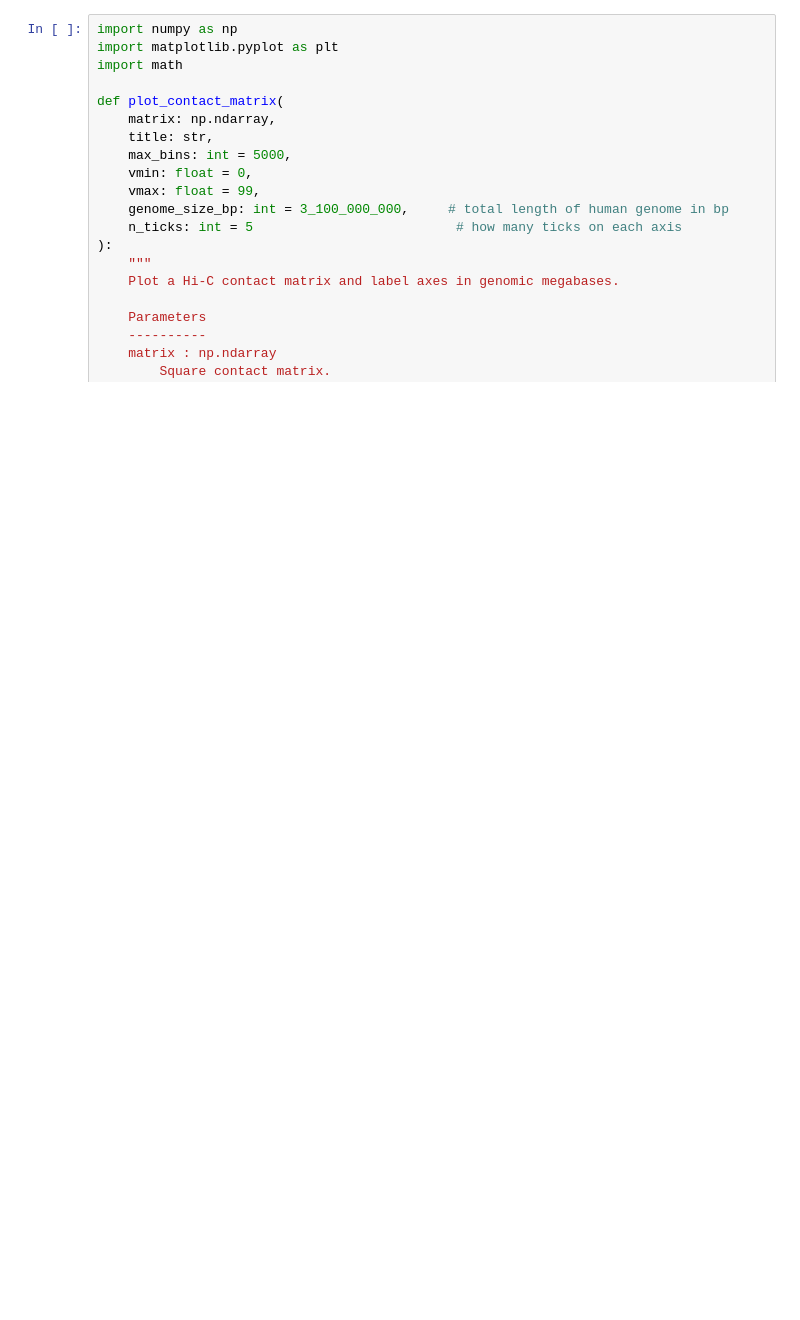
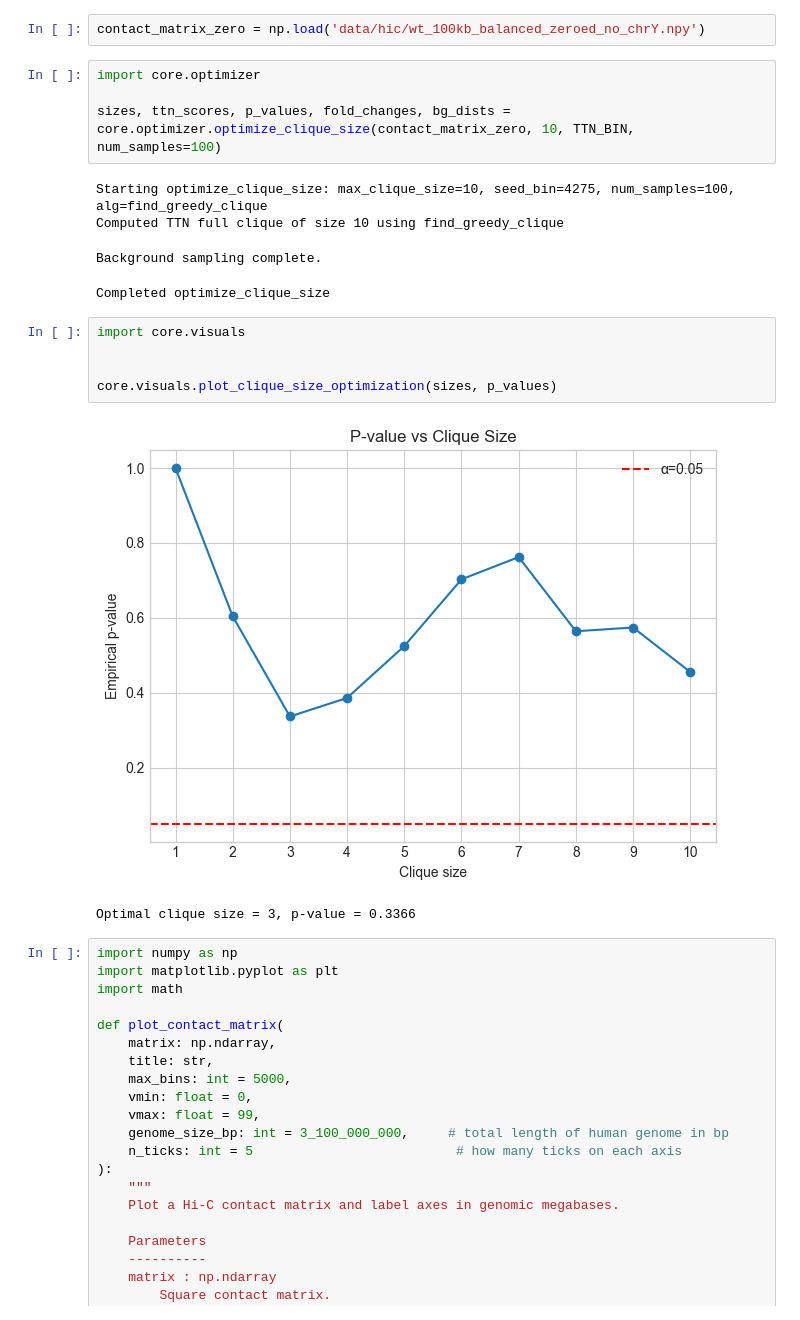
Before and after one commit to ethanoutangoun/chromatin-heart-dev, a Jupyter notebook: playground.ipynb, the cells around one changed output. Drawn from its saved outputs; the diff is of its cells as text; blank space fills up the shorter version.

```diff
--- a/playground.ipynb
+++ b/playground.ipynb
@@ -74,3 +79,22 @@ contact_matrix_zero = np.load('data/hic/wt_100kb_balanced_zeroed_no_chrY.npy')
+# %%
+contact_matrix_zero = np.load('data/hic/wt_100kb_balanced_zeroed_no_chrY.npy')
+# %%
+import core.optimizer
+
+sizes, ttn_scores, p_values, fold_changes, bg_dists = core.optimizer.optimize_clique_size(contact_matrix_zero, 10, TTN_BIN, num_samples=100)
+# %% [output]
+Starting optimize_clique_size: max_clique_size=10, seed_bin=4275, num_samples=100, alg=find_greedy_clique
+Computed TTN full clique of size 10 using find_greedy_clique
+Background sampling complete.
+Completed optimize_clique_size
+# %%
+import core.visuals
+
+
+core.visuals.plot_clique_size_optimization(sizes, p_values)
+# %% [output]
+[figure, added]
+Optimal clique size = 3, p-value = 0.3366
 # %%
 import numpy as np
 import matplotlib.pyplot as plt
```
Also changed, not shown: parts of 7 cells of this notebook, 3 other files.
